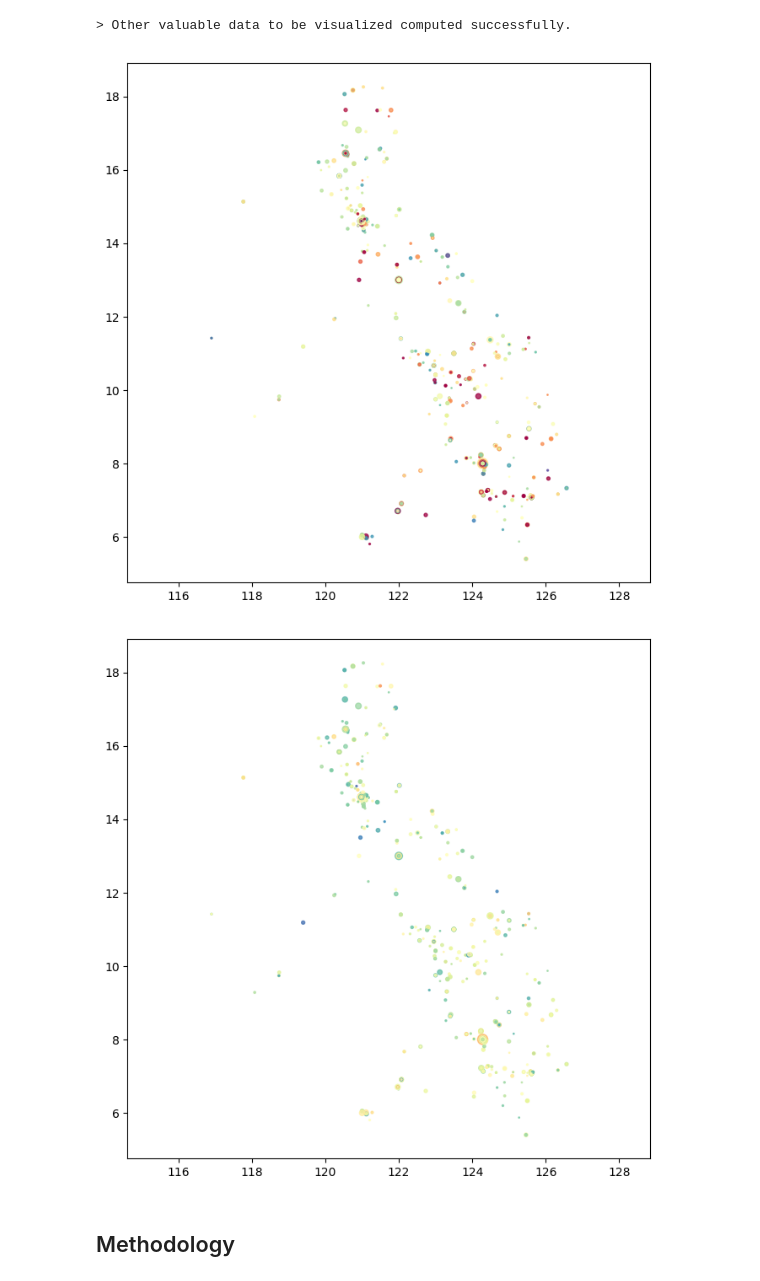
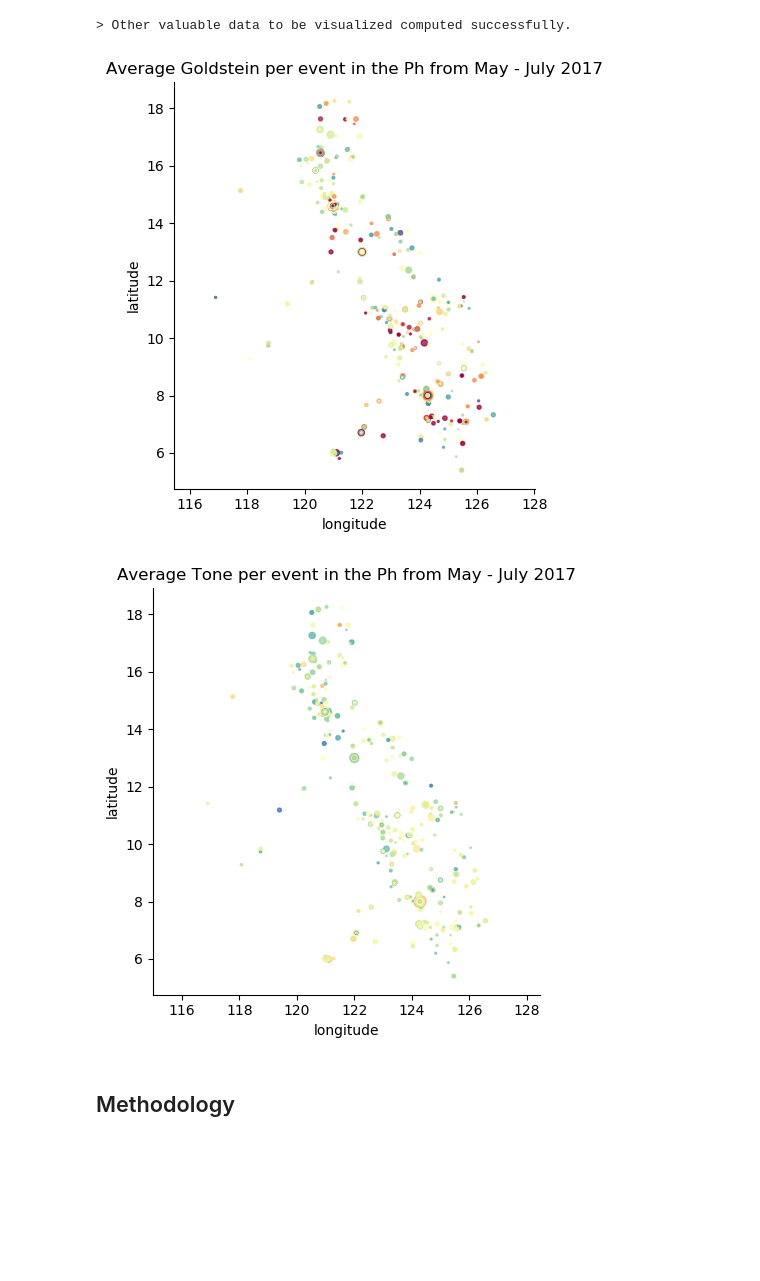
Before and after one commit to PrinceJavier/gdelt_analysis, a Jupyter notebook: GDELT_analysis.ipynb, the cells around one changed output. Saved outputs shown, nothing was run; the diff lists cells and outputs as text; code cells hidden in the pictures; blank space fills up the shorter version.

Commit message:
imporved visualizations

```diff
--- a/GDELT_analysis.ipynb
+++ b/GDELT_analysis.ipynb
@@ -547,22 +536,34 @@ print("> Other valuable data to be visualized computed successfully.")
 # %%
 # Goldstein values vs Latitude and Longitude
 # Color is goldstein while size is importance (num_mentions)
 plt.style.use('default')
-f, ax = plt.subplots(figsize=(8,8))
+f, ax = plt.subplots(figsize=(5,5))
 ax.scatter(x2, y2, c=goldstein2, marker='o', s=num_mentions2, cmap='Spectral', alpha=0.75)
 plt.axis('equal')
-plt.savefig('charts/bar_goldstein_ph.png', dpi=150)
+ax.spines['right'].set_visible(False)
+ax.spines['top'].set_visible(False)
+plt.xlabel('longitude')
+plt.ylabel('latitude')
+plt.title('Average Goldstein per event in the Ph from May - July 2017')
+plt.tight_layout()
+plt.savefig('charts/scatter_goldstein_ph.png', dpi=150)
 # %% [output]
-[figure, old version]
+[figure, new version]
 # %%
 # AvgTone values vs Latitude and Longitude
 # Color is goldstein while size is importance (num_mentions)
-f, ax = plt.subplots(figsize=(8,8))
+f, ax = plt.subplots(figsize=(5,5))
 ax.scatter(x2, y2, c=avgtone2, marker='o', s=num_mentions2, cmap='Spectral', alpha=0.75)
 plt.axis('equal')
-plt.savefig('charts/bar_avgtone_ph.png', dpi=150)
+ax.spines['right'].set_visible(False)
+ax.spines['top'].set_visible(False)
+plt.xlabel('longitude')
+plt.ylabel('latitude')
+plt.title('Average Tone per event in the Ph from May - July 2017')
+plt.tight_layout()
+plt.savefig('charts/scatter_avgtone_ph.png', dpi=150)
 # %% [output]
-[figure, old version]
+[figure, new version]
 # %% [markdown]
 ## Methodology
 # %% [markdown]
```
Also changed, not shown: parts of 9 cells of this notebook, 12 other files.
